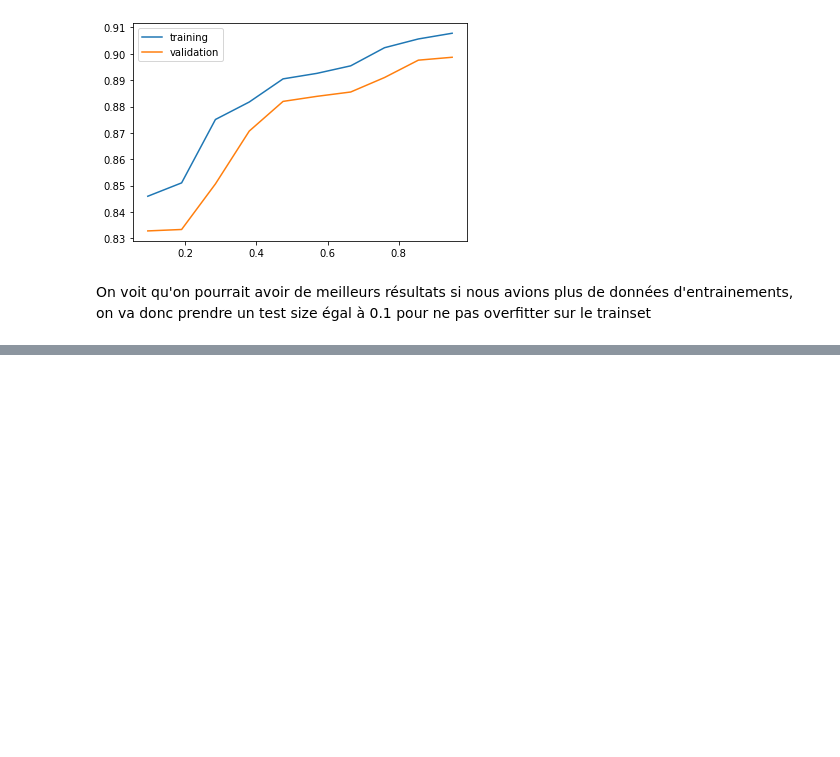
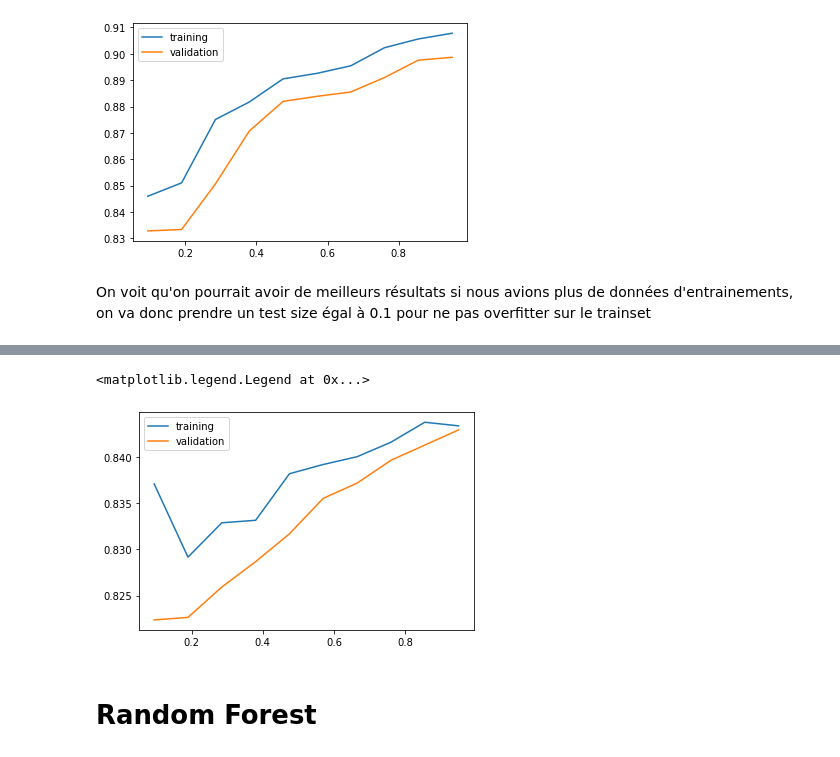
Before and after one commit to Kithtus/galaxies, a Jupyter notebook: etoiles.ipynb, the cells around one changed output, grey strips where cells are left out. Saved outputs shown, nothing was run; the diff lists cells and outputs as text; code cells hidden in the pictures; blank space fills up the shorter version.

```diff
--- a/etoiles.ipynb
+++ b/etoiles.ipynb
@@ -100,0 +136,10 @@ df2=df2.dropna(axis=1)
+# %%
+N,train_score,val_score=learning_curve(clf,X,Y,train_sizes=np.linspace(0.1,1,10),cv=20)
+plt.plot(N/len(X),train_score.mean(axis=1),label="training")
+plt.plot(N/len(X),val_score.mean(axis=1),label="validation")
+plt.legend()
+# %% [output]
+<matplotlib.legend.Legend at 0x...>
+[figure, added]
+# %% [markdown]
+# Random Forest
```
Also changed, not shown: parts of 27 cells of this notebook.
